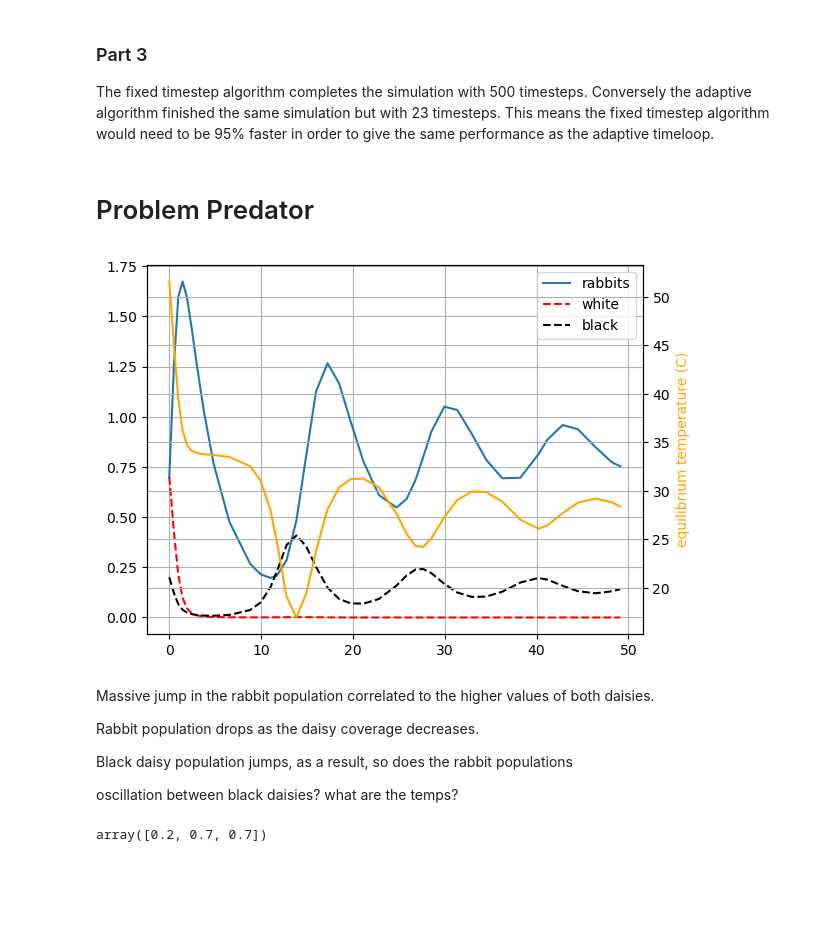
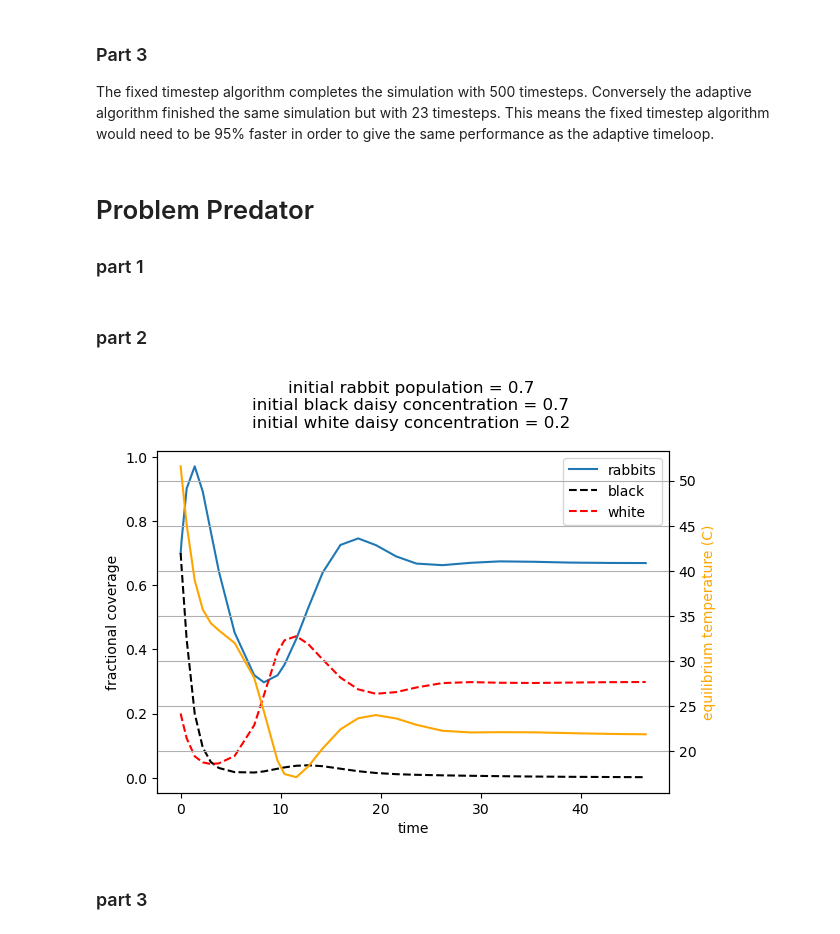
Before and after one commit to nicduboc/numeric_2024, a Jupyter notebook: notebooks/lab5/duboc_assig5.ipynb, the cells around one changed output. Cells and saved outputs as stored; diff of their text form; code cells hidden in the pictures; blank space fills up the shorter version.

```diff
--- a/notebooks/lab5/duboc_assig5.ipynb
+++ b/notebooks/lab5/duboc_assig5.ipynb
@@ -300,6 +315,8 @@ Text(0.5, 0.98, 'size of timesteps between adaptive and fixed')
 The fixed timestep algorithm completes the simulation with 500 timesteps. Conversely the adaptive algorithm finished the same simulation but with 23 timesteps. This means the fixed timestep algorithm would need to be 95% faster in order to give the same performance as the adaptive timeloop.
 # %% [markdown]
 # Problem Predator
+
+### part 1
 # %%
 class Integ54_rabbits(Integrator):
     def set_yinit(self):
@@ -350,7 +367,6 @@ class Integ54_rabbits(Integrator):
            no feedback between daisies and
            albedo_p (set to ground albedo)
         """
-        # print(y[:3])
         temp_w, temp_b, temp_e = self.find_temp(y[:2])
 
         # daisy growth rate is still determined by the temperature
@@ -365,23 +381,24 @@ class Integ54_rabbits(Integrator):
             beta_w = 0.0
         user = self.uservars
 
-        bare = 1.0 - y[0] - y[1] # - y[2] # y[2] is rabbits
+        bare = 1.0 - y[0] - y[1]
         # create a 1 x 2 element vector to hold the derivitive
         f = np.empty_like(y)
 
-        # daisy death rate will be goverened by rabbit growth rate
-        f[0] = y[0] * (beta_w * bare - y[2]) # use the initial concentration? ei y[2] ??
+        ### Modified equations here ###
+
+        # daisy death rate will be goverened by rabbit population
+        f[0] = y[0] * (beta_w * bare - y[2])
         f[1] = y[1] * (beta_b * bare - y[2])
 
         # now add rabbits
-        # growth rate = determined by fractional coverage of BOTH daisies.
-        # death rate = also determined by the same fraction? + some default death rate?
-
-        # y is the initial (or previous?) concentration
-        # f is the concentration at each step?
-        f[2] = y[2] * ((y[0]+y[1]) - (user.rabchi-(y[0]+y[1])))
+        # growth rate = determined by fractional coverage of both daisies.
+        # death rate = user defined (rabchi)
+        f[2] = y[2] * ((y[0]+y[1]) - (user.rabchi))
 
         return f
+# %% [markdown]
+### part 2
 # %%
 rabSolver = Integ54_rabbits('rabbits.yaml')
 r_timeVals, r_yvals, r_errorList = rabSolver.timeloop5Err()
@@ -393,28 +410,37 @@ for i in range(len(r_timeVals)):
 # %%
 fig, ax1 = plt.subplots(1,1)
 ax1.plot(r_timeVals,r_yvals[:,2],label='rabbits')
-ax1.plot(r_timeVals,r_yvals[:,1],'--r',label='white')
-ax1.plot(r_timeVals,r_yvals[:,0],'--k',label='black')
+ax1.plot(r_timeVals,r_yvals[:,1],'--k',label='black')
+ax1.plot(r_timeVals,r_yvals[:,0],'--r',label='white')
 ax1.legend()
-ax1.grid()
+ax1.set_ylabel('fractional coverage')
+ax1.set_xlabel('time')
 
 ax2 = ax1.twinx()
 
 ax2.plot(r_timeVals,eTemp,color='orange')
 ax2.set_ylabel('equilibrium temperature (C)',color='orange')
 ax2.grid()
+
+fig.suptitle('initial rabbit population = 0.7\ninitial black daisy concentration = 0.7\ninitial white daisy concentration = 0.2')
+fig.tight_layout()
 # %% [output]
-[figure, old version]
+[figure, new version]
 # %% [markdown]
-Massive jump in the rabbit population correlated to the higher values of both daisies.
-
-Rabbit population drops as the daisy coverage decreases.
-
-Black daisy population jumps, as a result, so does the rabbit populations
-
-oscillation between black daisies? what are the temps?
+### part 3
 # %%
-r_yvals[0,:3]
+rabSolver1 = Integ54_rabbits('rabbits1.yaml')
+r_timeVals1, r_yvals1, r_errorList1 = rabSolver1.timeloop5Err()
+
+eTemp1 = []
+for i in range(len(r_timeVals1)):
+    w1, b1, e1 = rabSolver.find_temp(r_yvals1[i,:2])
+    eTemp1.append(e1-273.15)
+
+rabSolver2 = Integ54_rabbits('rabbits2.yaml')
+r_timeVals2, r_yvals2, r_errorList2 = rabSolver2.timeloop5Err()
+eTemp2 = []
+for i in range(len(r_timeVals2)):
+    w2, b2, e2 = rabSolver2.find_temp(r_yvals2[i,:2])
+    eTemp2.append(e2-273.15)
-# %% [output]
-array([0.2, 0.7, 0.7])
 # %%
```
Also changed, not shown: parts of 20 cells of this notebook, 4 other files.
